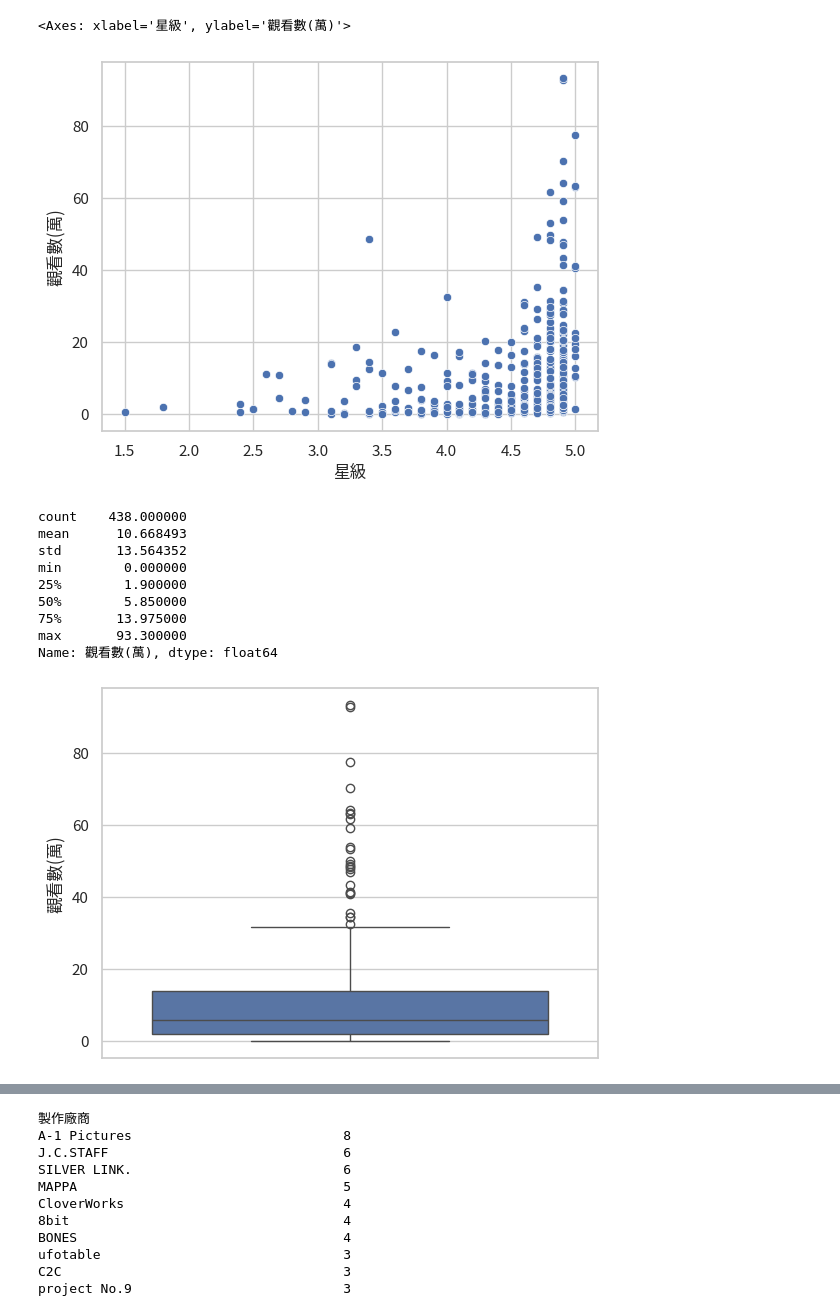
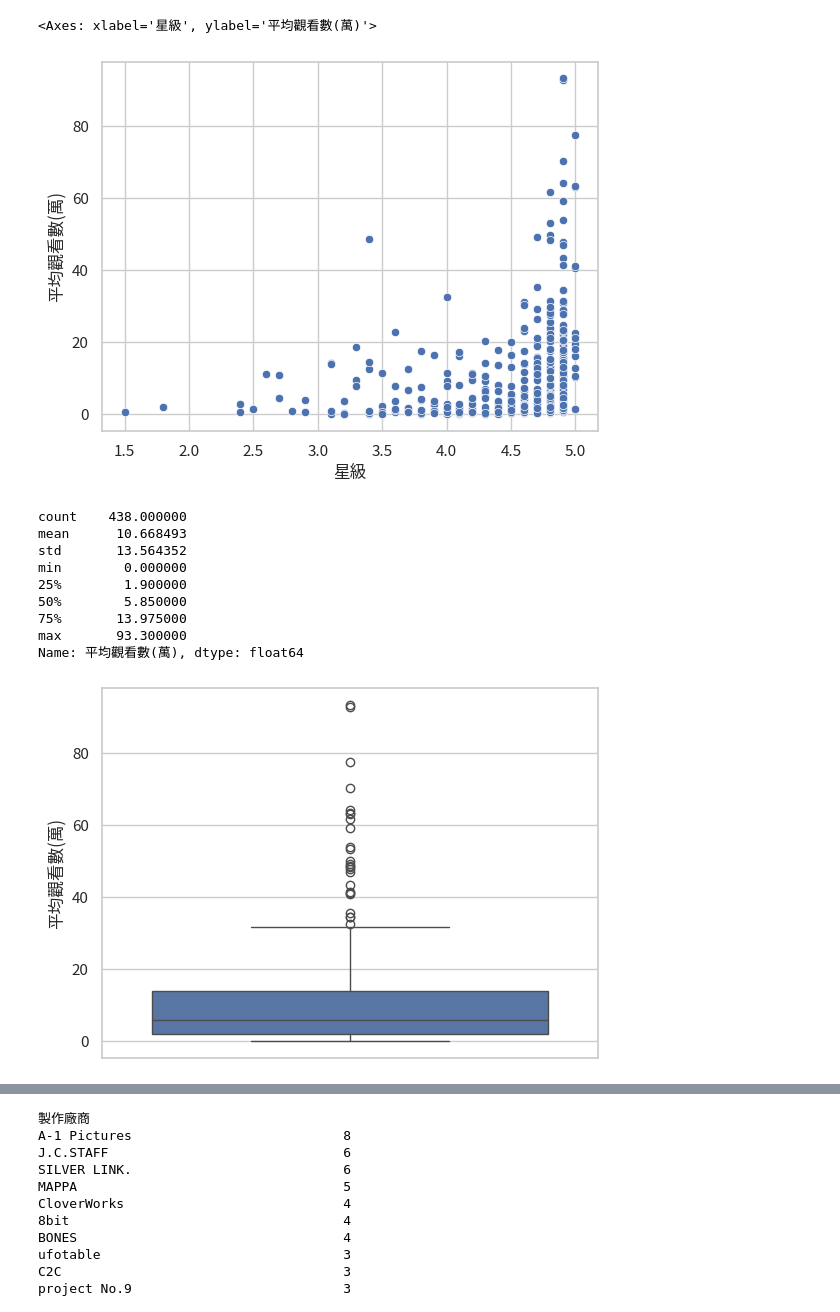
Before and after one commit to hsiaoyt0923/Anime_View_Number_Regression, a Jupyter notebook: graph.ipynb, the cells around one changed output, grey strips where cells are left out. Saved outputs shown, nothing was run; the diff lists cells and outputs as text; code cells hidden in the pictures.

```diff
--- a/graph.ipynb
+++ b/graph.ipynb
@@ -72,11 +52,11 @@ See the caveats in the documentation: https://pandas.pydata.org/pandas-docs/stab
 # %%
-sns.scatterplot(data=df[['星級', '觀看數(萬)']], x="星級", y="觀看數(萬)")
+sns.scatterplot(data=df, x="星級", y="平均觀看數(萬)")
 # %% [output]
-<Axes: xlabel='星級', ylabel='觀看數(萬)'>
+<Axes: xlabel='星級', ylabel='平均觀看數(萬)'>
-[figure, old version]
+[figure, new version]
 # %%
-sns.boxplot(data=df['觀看數(萬)'])
-df['觀看數(萬)'].describe()
+sns.boxplot(data=df['平均觀看數(萬)'])
+df['平均觀看數(萬)'].describe()
 # %% [output]
 count    438.000000
 mean      10.668493
@@ -86,6 +66,6 @@ min        0.000000
 50%        5.850000
 75%       13.975000
 max       93.300000
-Name: 觀看數(萬), dtype: float64
+Name: 平均觀看數(萬), dtype: float64
-[figure, old version]
+[figure, new version]
 # %%
```
Also changed, not shown: parts of 11 cells of this notebook, 2 other files.
